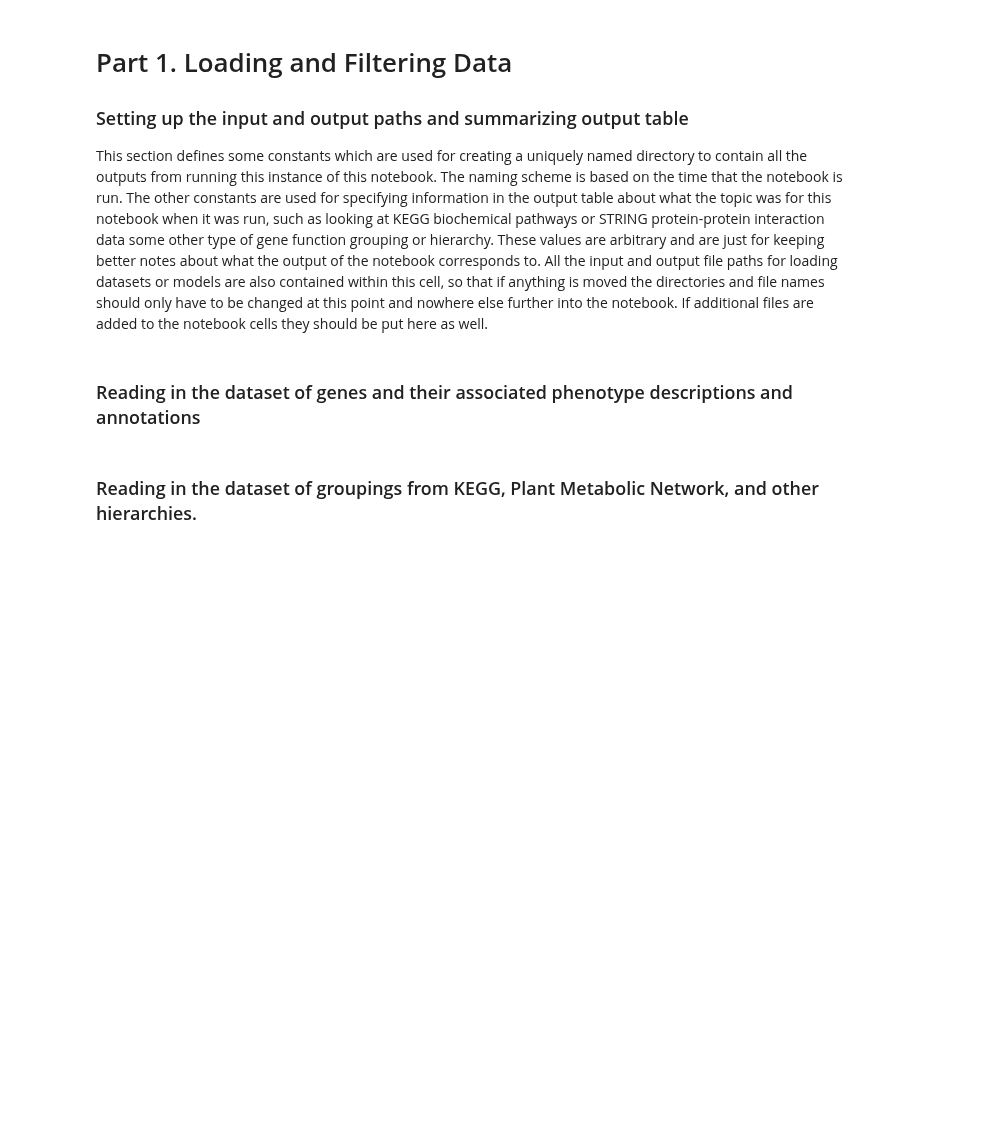
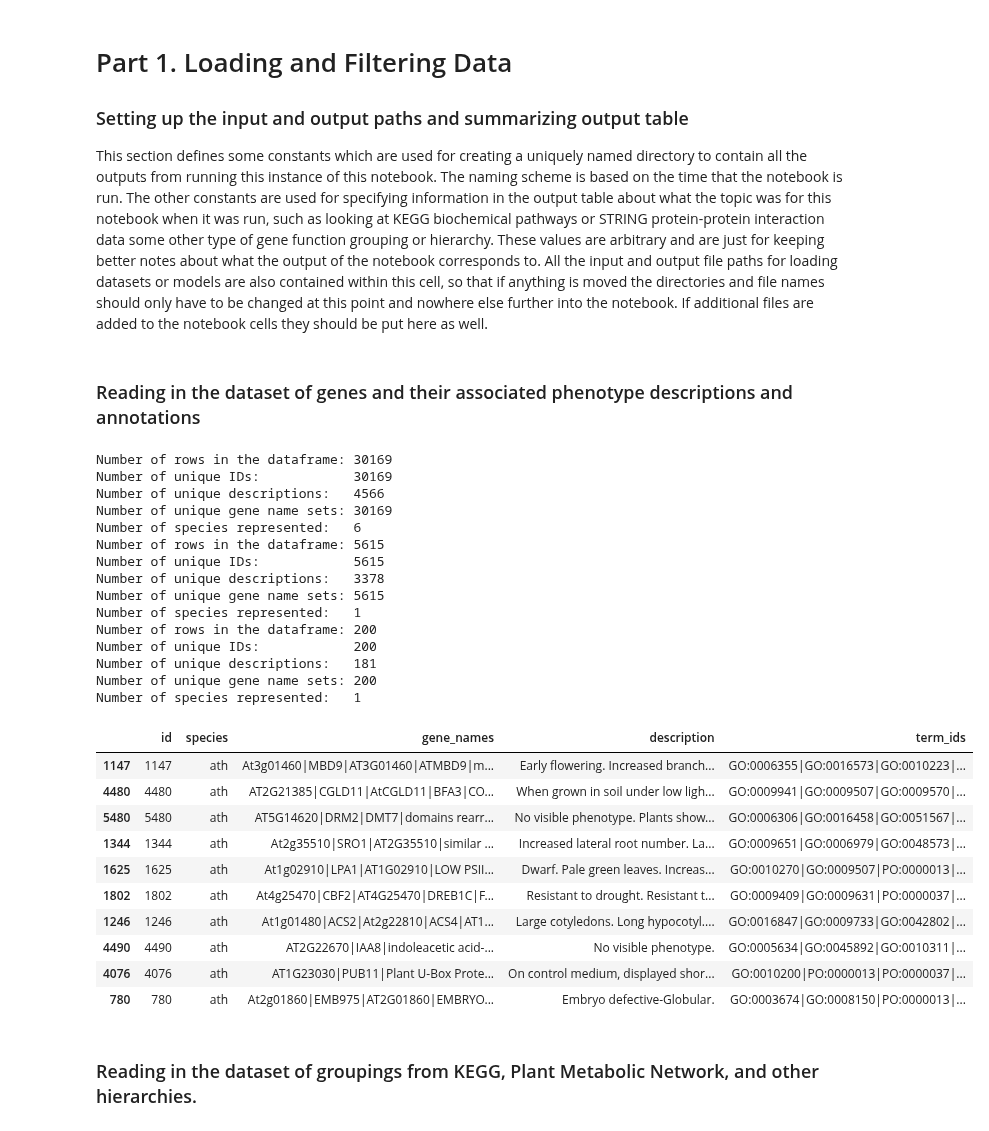
Before and after one commit to irbraun/plant-phenotypes-nlp, a Jupyter notebook: notebooks/Analysis.ipynb, the cells around one changed output. Drawn from its saved outputs; the diff is of its cells as text; code cells hidden in the pictures; blank space fills up the shorter version.

```diff
--- a/notebooks/Analysis.ipynb
+++ b/notebooks/Analysis.ipynb
@@ -156,14 +159,42 @@ panther_to_omim_filename = "../data/orthology_related_files/pantherdb_omim_df.cs
 # %%
 dataset = load_from_pickle(dataset_filename)
 dataset.describe()
 dataset.filter_by_species("ath","zma","sly")
 dataset.filter_has_description()
-#dataset.filter_has_annotation()
+dataset.filter_has_annotation()
 dataset.describe()
-#dataset.filter_has_annotation("GO")
-#dataset.filter_has_annotation("PO")
+dataset.filter_has_annotation("GO")
+dataset.filter_has_annotation("PO")
+#dataset.filter_random_k(200)
 dataset.describe()
 dataset.to_pandas().head(10)
+# %% [output]
+Number of rows in the dataframe: 30169
+Number of unique IDs:            30169
+Number of unique descriptions:   4566
+Number of unique gene name sets: 30169
+Number of species represented:   6
+Number of rows in the dataframe: 5615
+Number of unique IDs:            5615
+Number of unique descriptions:   3378
+Number of unique gene name sets: 5615
+Number of species represented:   1
+Number of rows in the dataframe: 200
+Number of unique IDs:            200
+Number of unique descriptions:   181
+Number of unique gene name sets: 200
+Number of species represented:   1
+|  | id | species | gene_names | description | term_ids |
+| 1147 | 1147 | ath | At3g01460|MBD9|AT3G01460|ATMBD9|m... | Early flowering. Increased branch... | GO:0006355|GO:0016573|GO:0010223|... |
+| 4480 | 4480 | ath | AT2G21385|CGLD11|AtCGLD11|BFA3|CO... | When grown in soil under low ligh... | GO:0009941|GO:0009507|GO:0009570|... |
+| 5480 | 5480 | ath | AT5G14620|DRM2|DMT7|domains rearr... | No visible phenotype. Plants show... | GO:0006306|GO:0016458|GO:0051567|... |
+| 1344 | 1344 | ath | At2g35510|SRO1|AT2G35510|similar ... | Increased lateral root number. La... | GO:0009651|GO:0006979|GO:0048573|... |
+| 1625 | 1625 | ath | At1g02910|LPA1|AT1G02910|LOW PSII... | Dwarf. Pale green leaves. Increas... | GO:0010270|GO:0009507|PO:0000013|... |
+| 1802 | 1802 | ath | At4g25470|CBF2|AT4G25470|DREB1C|F... | Resistant to drought. Resistant t... | GO:0009409|GO:0009631|PO:0000037|... |
+| 1246 | 1246 | ath | At1g01480|ACS2|At2g22810|ACS4|AT1... | Large cotyledons. Long hypocotyl.... | GO:0016847|GO:0009733|GO:0042802|... |
+| 4490 | 4490 | ath | AT2G22670|IAA8|indoleacetic acid-... | No visible phenotype. | GO:0005634|GO:0045892|GO:0010311|... |
+| 4076 | 4076 | ath | AT1G23030|PUB11|Plant U-Box Prote... | On control medium, displayed shor... | GO:0010200|PO:0000013|PO:0000037|... |
+| 780 | 780 | ath | At2g01860|EMB975|AT2G01860|EMBRYO... | Embryo defective-Globular. | GO:0003674|GO:0008150|PO:0000013|... |
 # %% [markdown]
 <a id="read_other_data"></a>
 ### Reading in the dataset of groupings from KEGG, Plant Metabolic Network, and other hierarchies.
```
Also changed, not shown: parts of 25 cells of this notebook, 4 other files.
